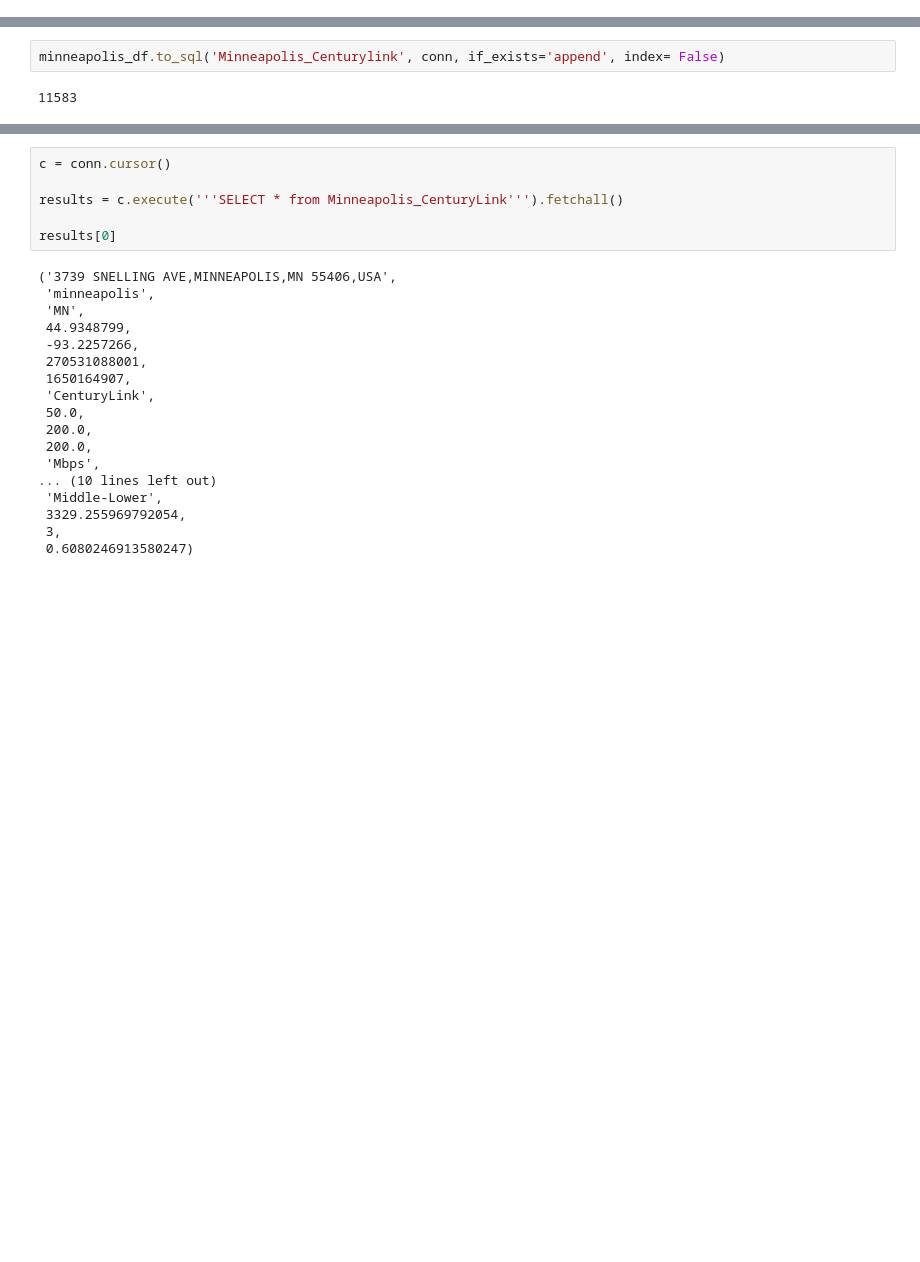
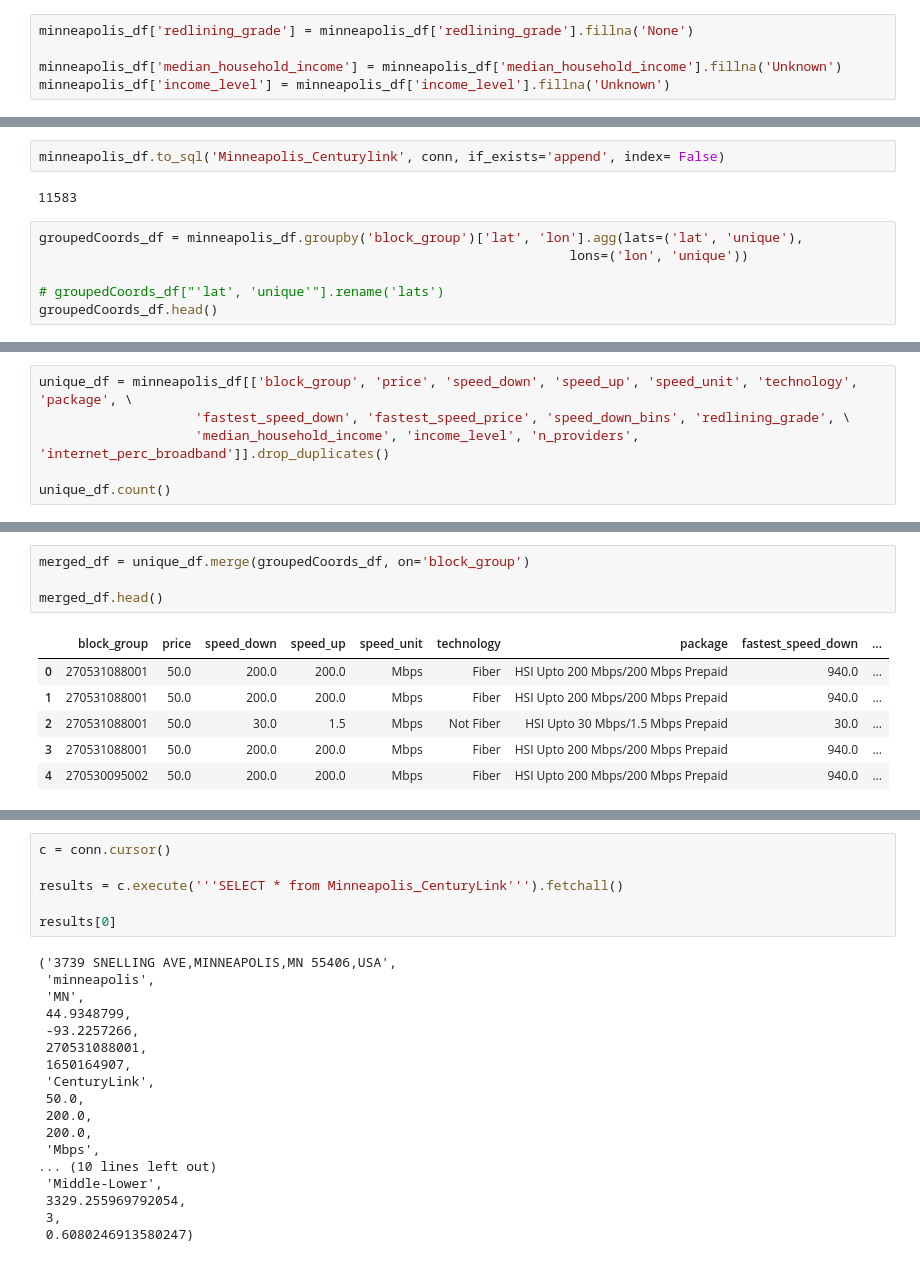
Before and after one commit to ColleenKarwoski/Minneapolis-Internet-API, a Jupyter notebook: data_selection.ipynb, the cells around one changed output, grey strips where cells are left out. Saved outputs shown, nothing was run; the diff lists cells and outputs as text; blank space fills up the shorter version.

```diff
--- a/data_selection.ipynb
+++ b/data_selection.ipynb
@@ -56,0 +107,5 @@ minneapolis_df['collection_datetime'] = pd.to_datetime(minneapolis_df['collectio
+# %%
+minneapolis_df['redlining_grade'] = minneapolis_df['redlining_grade'].fillna('None')
+
+minneapolis_df['median_household_income'] = minneapolis_df['median_household_income'].fillna('Unknown')
+minneapolis_df['income_level'] = minneapolis_df['income_level'].fillna('Unknown')
@@ -58,3 +133,9 @@ minneapolis_df['collection_datetime'] = pd.to_datetime(minneapolis_df['collectio
 minneapolis_df.to_sql('Minneapolis_Centurylink', conn, if_exists='append', index= False)
 # %% [output]
 11583
+# %%
+groupedCoords_df = minneapolis_df.groupby('block_group')['lat', 'lon'].agg(lats=('lat', 'unique'),
+                                                                    lons=('lon', 'unique'))
+
+# groupedCoords_df["'lat', 'unique'"].rename('lats')
+groupedCoords_df.head()
@@ -60,0 +150,6 @@ minneapolis_df.to_sql('Minneapolis_Centurylink', conn, if_exists='append', index
+# %%
+unique_df = minneapolis_df[['block_group', 'price', 'speed_down', 'speed_up', 'speed_unit', 'technology', 'package', \
+                    'fastest_speed_down', 'fastest_speed_price', 'speed_down_bins', 'redlining_grade', \
+                    'median_household_income', 'income_level', 'n_providers', 'internet_perc_broadband']].drop_duplicates()
+
+unique_df.count()
@@ -60,0 +173,11 @@ minneapolis_df.to_sql('Minneapolis_Centurylink', conn, if_exists='append', index
+# %%
+merged_df = unique_df.merge(groupedCoords_df, on='block_group')
+
+merged_df.head()
+# %% [output]
+|  | block_group | price | speed_down | speed_up | speed_unit | technology | package | fastest_speed_down | ... |
+| 0 | 270531088001 | 50.0 | 200.0 | 200.0 | Mbps | Fiber | HSI Upto 200 Mbps/200 Mbps Prepaid | 940.0 | ... |
+| 1 | 270531088001 | 50.0 | 200.0 | 200.0 | Mbps | Fiber | HSI Upto 200 Mbps/200 Mbps Prepaid | 940.0 | ... |
+| 2 | 270531088001 | 50.0 | 30.0 | 1.5 | Mbps | Not Fiber | HSI Upto 30 Mbps/1.5 Mbps Prepaid | 30.0 | ... |
+| 3 | 270531088001 | 50.0 | 200.0 | 200.0 | Mbps | Fiber | HSI Upto 200 Mbps/200 Mbps Prepaid | 940.0 | ... |
+| 4 | 270530095002 | 50.0 | 200.0 | 200.0 | Mbps | Fiber | HSI Upto 200 Mbps/200 Mbps Prepaid | 940.0 | ... |
```
Also changed, not shown: parts of 9 cells of this notebook, 1 other file.
